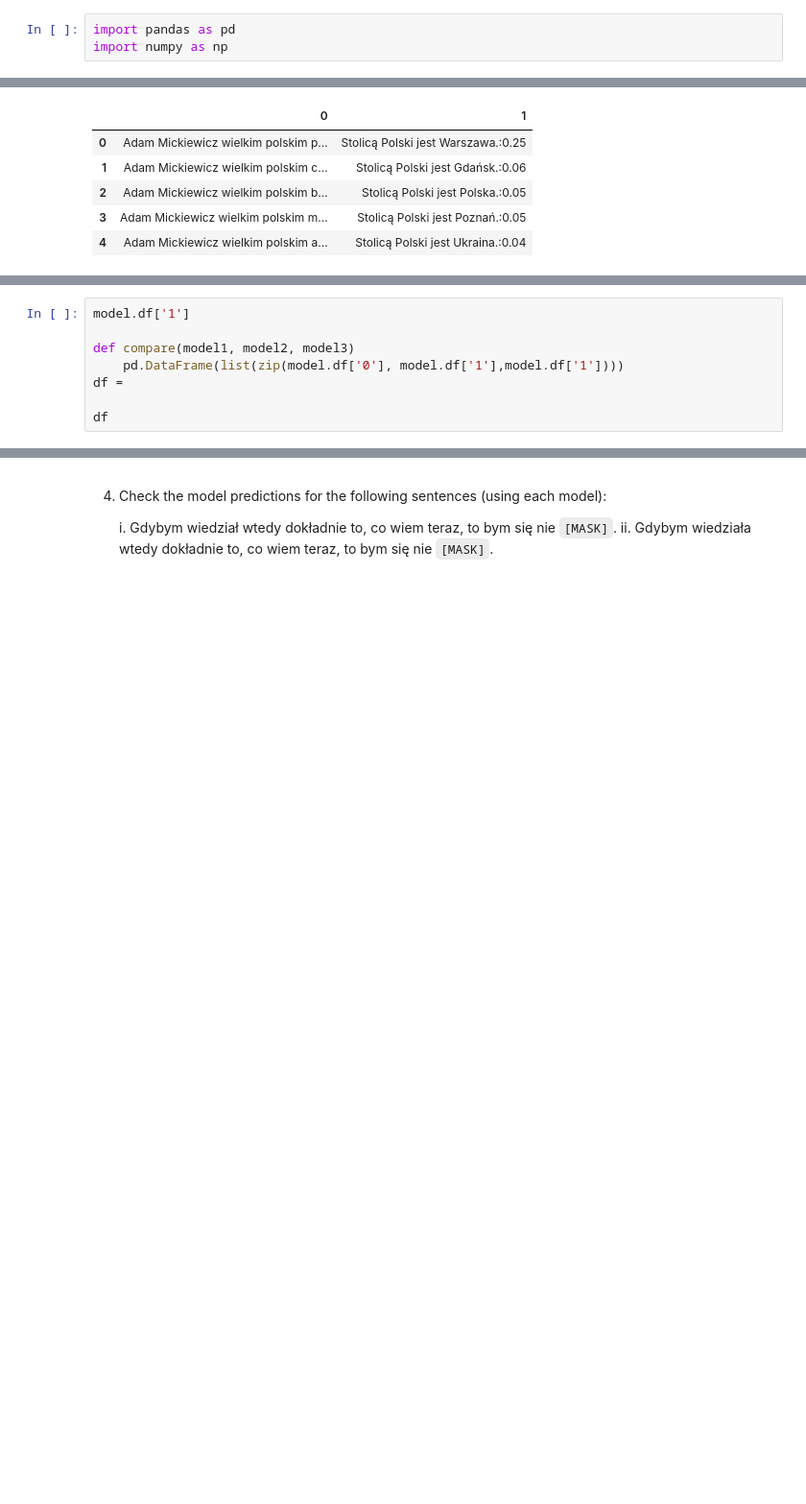
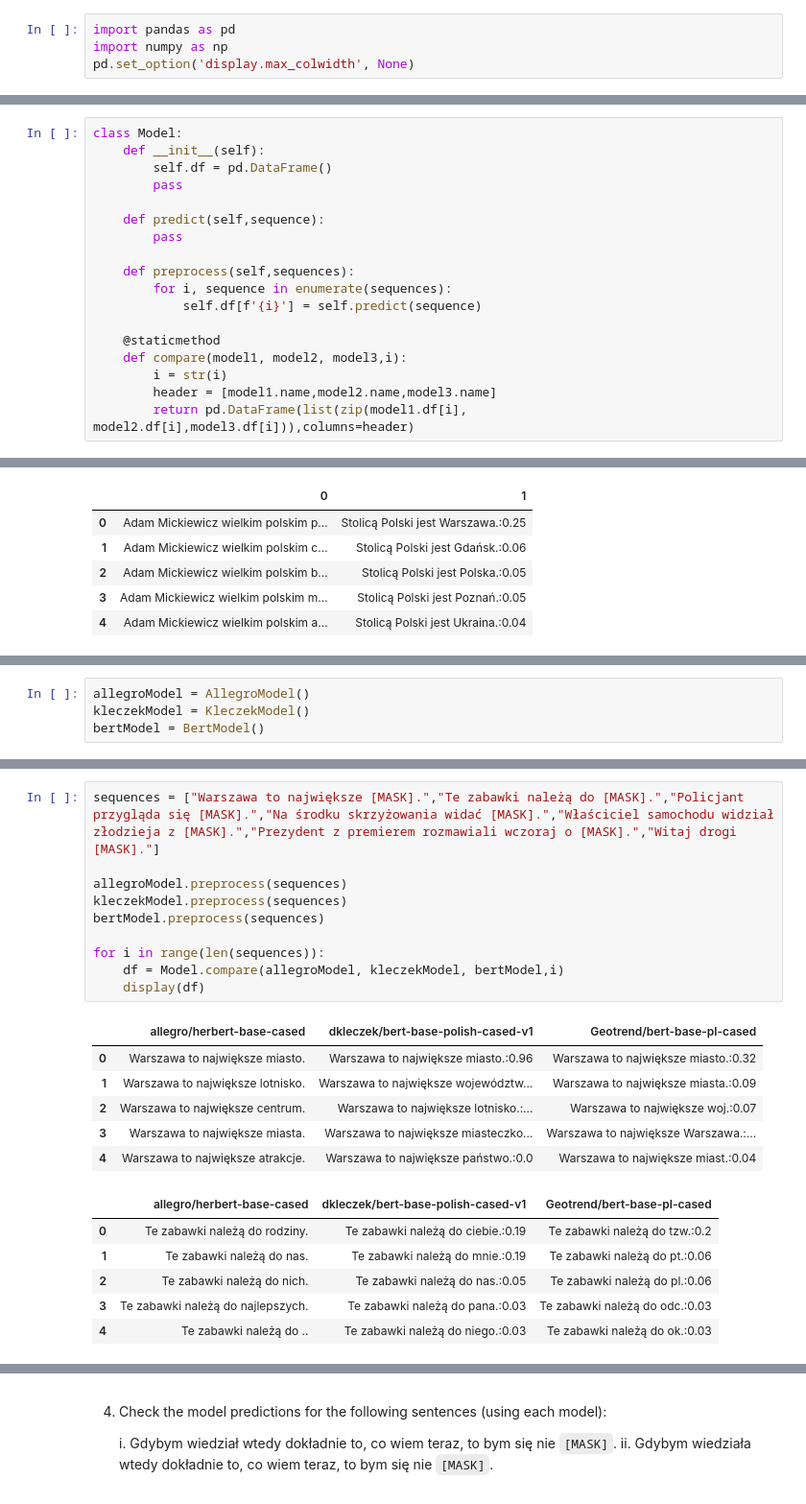
Before and after one commit to sgrzegorz/natural-language-processing, a Jupyter notebook: 06_GapFilling/LanguageModelling_GapsFilling.ipynb, the cells around one changed output, grey strips where cells are left out. Shown at 96% size. Cells and saved outputs as stored; diff of their text form; blank space fills up the shorter version.

```diff
--- a/06_GapFilling/LanguageModelling_GapsFilling.ipynb
+++ b/06_GapFilling/LanguageModelling_GapsFilling.ipynb
@@ -29,6 +29,7 @@ from transformers import *
 # %%
 import pandas as pd
 import numpy as np
+pd.set_option('display.max_colwidth', None)
 # %%
 from transformers import AutoModelForMaskedLM, AutoTokenizer
 import torch
@@ -48,5 +49,23 @@ predict(sequence)
  'Warszawa to największe centrum.',
  'Warszawa to największe miasta.',
  'Warszawa to największe atrakcje.']
+# %%
+class Model:
+    def __init__(self):
+        self.df = pd.DataFrame()
+        pass
+
+    def predict(self,sequence):
+        pass
+
+    def preprocess(self,sequences):
+        for i, sequence in enumerate(sequences):
+            self.df[f'{i}'] = self.predict(sequence)
+
+    @staticmethod
+    def compare(model1, model2, model3,i):
+        i = str(i)
+        header = [model1.name,model2.name,model3.name]
+        return pd.DataFrame(list(zip(model1.df[i], model2.df[i],model3.df[i])),columns=header)
 # %%
 
@@ -183,8 +182,0 @@ model.df
-# %%
-model.df['1']
-
-def compare(model1, model2, model3)
-    pd.DataFrame(list(zip(model.df['0'], model.df['1'],model.df['1'])))
-df =
-
-df
@@ -442,0 +183,4 @@ TypeError: where(): argument 'condition' (position 1) must be Tensor, not bool
+# %%
+allegroModel = AllegroModel()
+kleczekModel = KleczekModel()
+bertModel = BertModel()
@@ -442,0 +194,23 @@ TypeError: where(): argument 'condition' (position 1) must be Tensor, not bool
+# %%
+sequences = ["Warszawa to największe [MASK].","Te zabawki należą do [MASK].","Policjant przygląda się [MASK].","Na środku skrzyżowania widać [MASK].","Właściciel samochodu widział złodzieja z [MASK].","Prezydent z premierem rozmawiali wczoraj o [MASK].","Witaj drogi [MASK]."]
+
+allegroModel.preprocess(sequences)
+kleczekModel.preprocess(sequences)
+bertModel.preprocess(sequences)
+
+for i in range(len(sequences)):
+    df = Model.compare(allegroModel, kleczekModel, bertModel,i)
+    display(df)
+# %% [output]
+|  | allegro/herbert-base-cased | dkleczek/bert-base-polish-cased-v1 | Geotrend/bert-base-pl-cased |
+| 0 | Warszawa to największe miasto. | Warszawa to największe miasto.:0.96 | Warszawa to największe miasto.:0.32 |
+| 1 | Warszawa to największe lotnisko. | Warszawa to największe województw... | Warszawa to największe miasta.:0.09 |
+| 2 | Warszawa to największe centrum. | Warszawa to największe lotnisko.:... | Warszawa to największe woj.:0.07 |
+| 3 | Warszawa to największe miasta. | Warszawa to największe miasteczko... | Warszawa to największe Warszawa.:... |
+| 4 | Warszawa to największe atrakcje. | Warszawa to największe państwo.:0.0 | Warszawa to największe miast.:0.04 |
+|  | allegro/herbert-base-cased | dkleczek/bert-base-polish-cased-v1 | Geotrend/bert-base-pl-cased |
+| 0 | Te zabawki należą do rodziny. | Te zabawki należą do ciebie.:0.19 | Te zabawki należą do tzw.:0.2 |
+| 1 | Te zabawki należą do nas. | Te zabawki należą do mnie.:0.19 | Te zabawki należą do pt.:0.06 |
+| 2 | Te zabawki należą do nich. | Te zabawki należą do nas.:0.05 | Te zabawki należą do pl.:0.06 |
+| 3 | Te zabawki należą do najlepszych. | Te zabawki należą do pana.:0.03 | Te zabawki należą do odc.:0.03 |
+| 4 | Te zabawki należą do .. | Te zabawki należą do niego.:0.03 | Te zabawki należą do ok.:0.03 |
```
Also changed, not shown: parts of 31 cells of this notebook.
